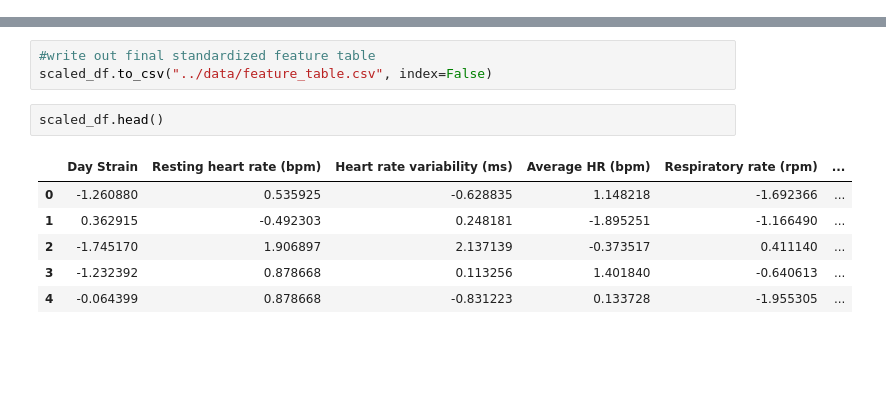
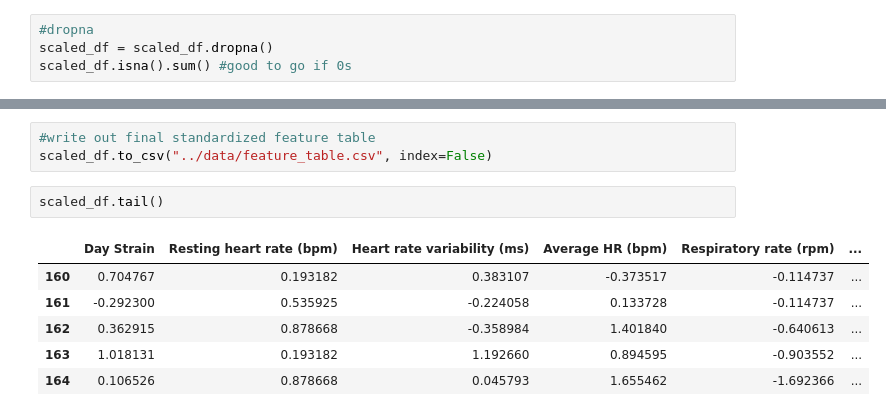
Before and after one commit to mawlodarski/whoop_recovery_predictor, a Jupyter notebook: code/feature_prep.ipynb, the cells around one changed output, grey strips where cells are left out. Drawn from its saved outputs; the diff is of its cells as text; blank space fills up the shorter version.

```diff
--- a/code/feature_prep.ipynb
+++ b/code/feature_prep.ipynb
@@ -144,0 +158,4 @@ scaled_df
+# %%
+#dropna
+scaled_df = scaled_df.dropna()
+scaled_df.isna().sum() #good to go if 0s
@@ -211,11 +240,11 @@ for i in range(0, len(features)):
 #write out final standardized feature table
 scaled_df.to_csv("../data/feature_table.csv", index=False)
 # %%
-scaled_df.head()
+scaled_df.tail()
 # %% [output]
 |  | Day Strain | Resting heart rate (bpm) | Heart rate variability (ms) | Average HR (bpm) | Respiratory rate (rpm) | ... |
-| 0 | -1.260880 | 0.535925 | -0.628835 | 1.148218 | -1.692366 | ... |
-| 1 | 0.362915 | -0.492303 | 0.248181 | -1.895251 | -1.166490 | ... |
-| 2 | -1.745170 | 1.906897 | 2.137139 | -0.373517 | 0.411140 | ... |
-| 3 | -1.232392 | 0.878668 | 0.113256 | 1.401840 | -0.640613 | ... |
-| 4 | -0.064399 | 0.878668 | -0.831223 | 0.133728 | -1.955305 | ... |
+| 160 | 0.704767 | 0.193182 | 0.383107 | -0.373517 | -0.114737 | ... |
+| 161 | -0.292300 | 0.535925 | -0.224058 | 0.133728 | -0.114737 | ... |
+| 162 | 0.362915 | 0.878668 | -0.358984 | 1.401840 | -0.640613 | ... |
+| 163 | 1.018131 | 0.193182 | 1.192660 | 0.894595 | -0.903552 | ... |
+| 164 | 0.106526 | 0.878668 | 0.045793 | 1.655462 | -1.692366 | ... |
```
Also changed, not shown: parts of 6 cells of this notebook, 4 other files.
